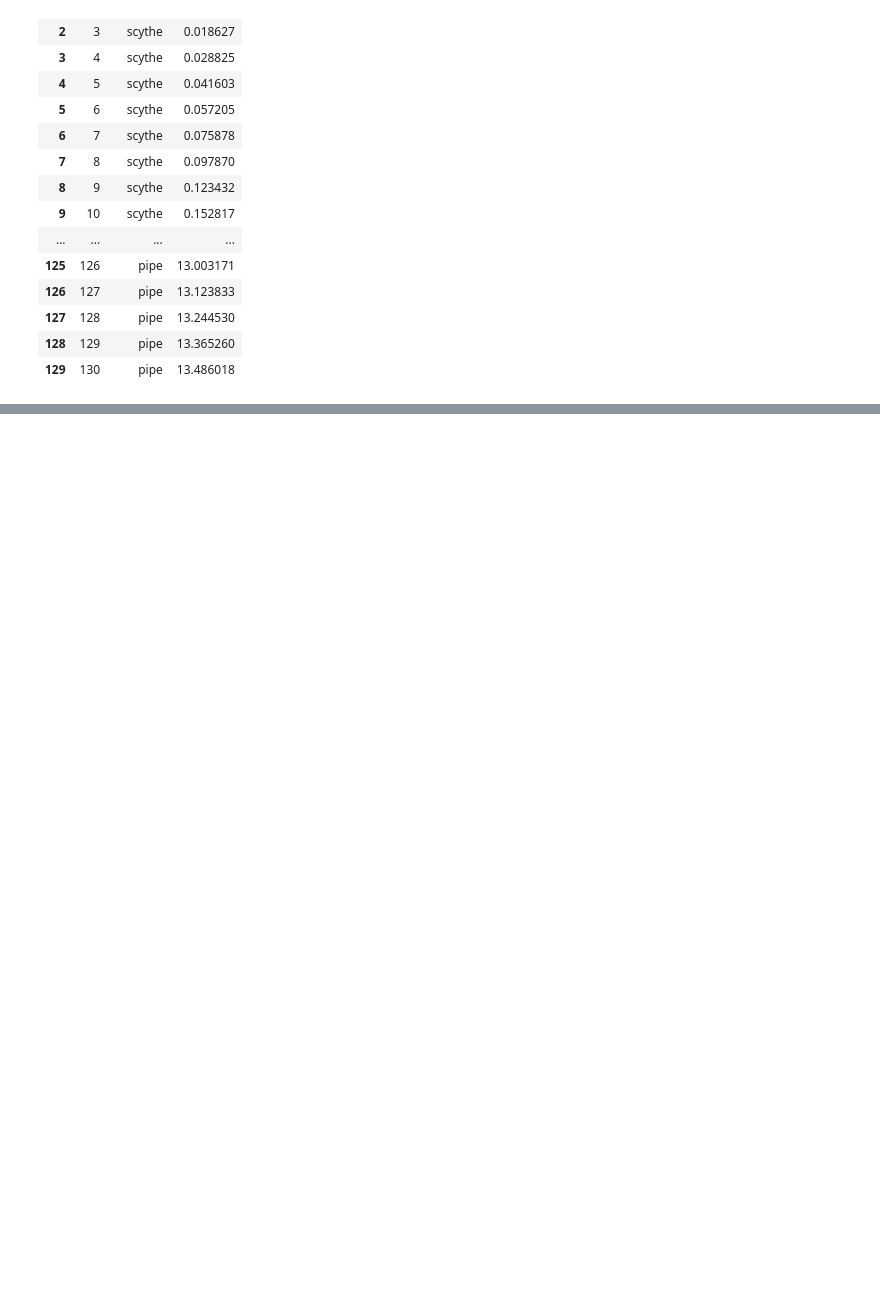
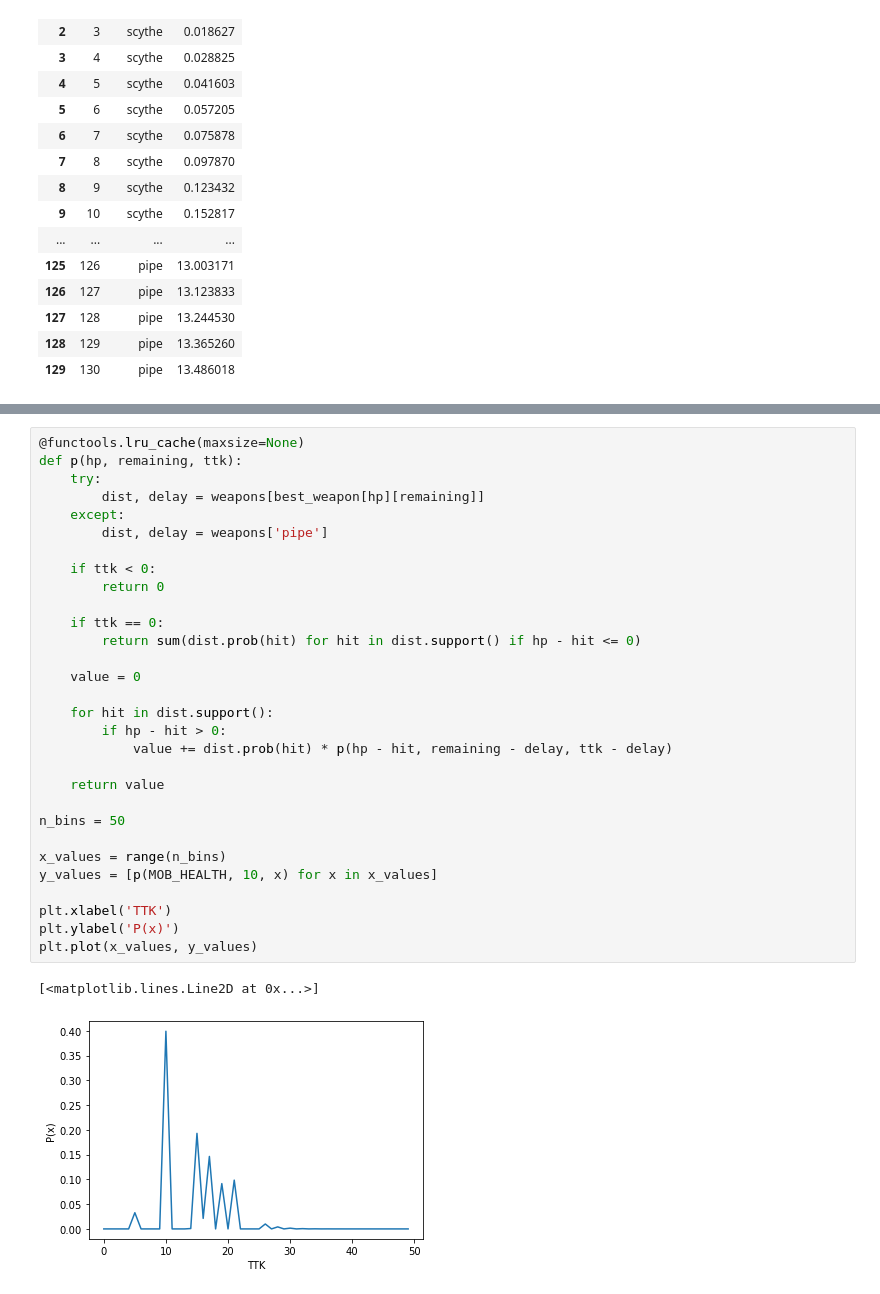
Before and after one commit to torjusti/trashcan, a Jupyter notebook: ttk.ipynb, the cells around one changed output, grey strips where cells are left out. Saved outputs shown, nothing was run; the diff lists cells and outputs as text; blank space fills up the shorter version.

```diff
--- a/ttk.ipynb
+++ b/ttk.ipynb
@@ -316,0 +253,33 @@ plt.hist(data, density=True, bins=n_bins)
+# %%
+@functools.lru_cache(maxsize=None)
+def p(hp, remaining, ttk):
+    try:
+        dist, delay = weapons[best_weapon[hp][remaining]]
+    except:
+        dist, delay = weapons['pipe']
+
+    if ttk < 0:
+        return 0
+
+    if ttk == 0:
+        return sum(dist.prob(hit) for hit in dist.support() if hp - hit <= 0)
+
+    value = 0
+
+    for hit in dist.support():
+        if hp - hit > 0:
+            value += dist.prob(hit) * p(hp - hit, remaining - delay, ttk - delay)
+
+    return value
+
+n_bins = 50
+
+x_values = range(n_bins)
+y_values = [p(MOB_HEALTH, 10, x) for x in x_values]
+
+plt.xlabel('TTK')
+plt.ylabel('P(x)')
+plt.plot(x_values, y_values)
+# %% [output]
+[<matplotlib.lines.Line2D at 0x...>]
+[figure, added]
```
Also changed, not shown: parts of 18 cells of this notebook.
